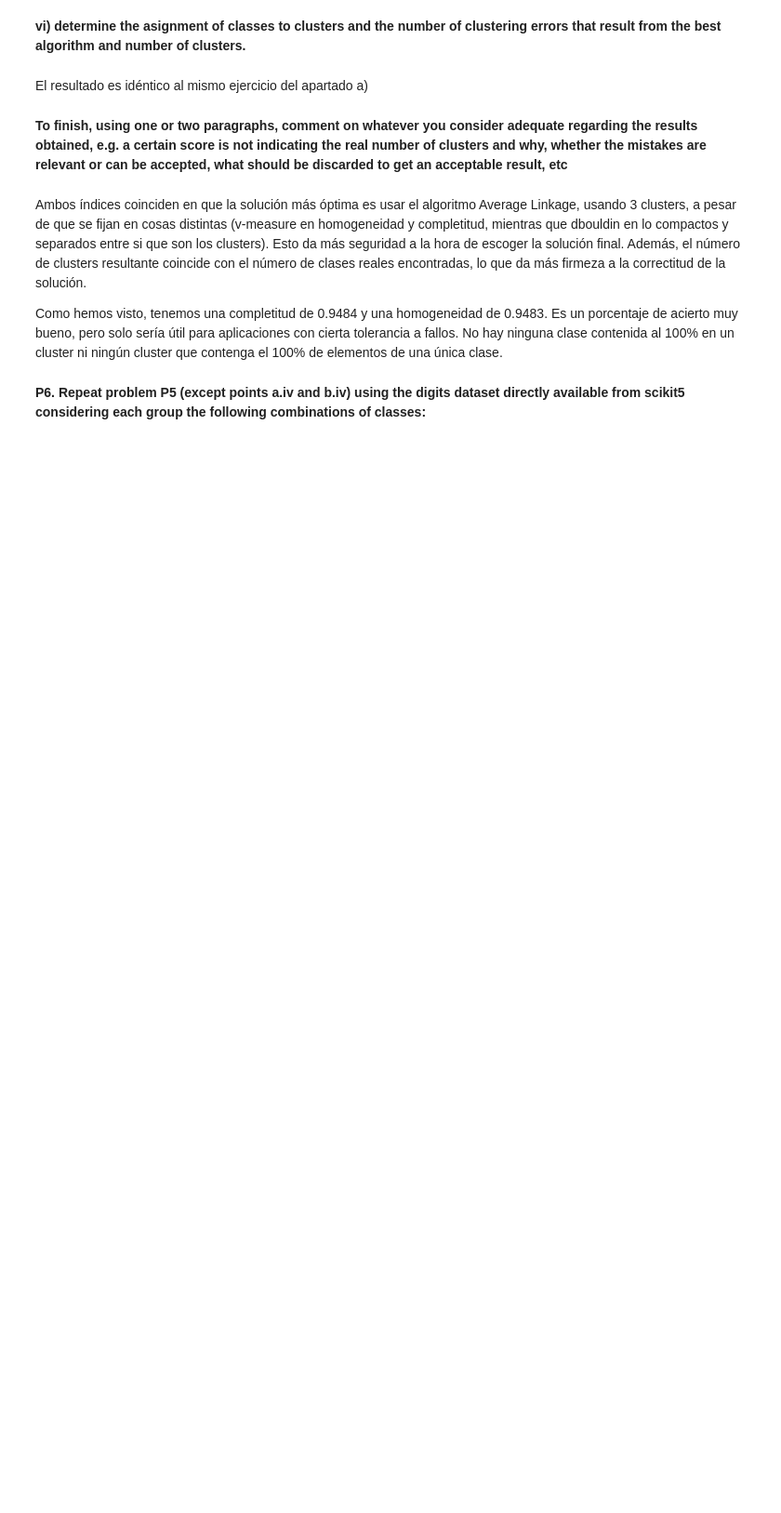
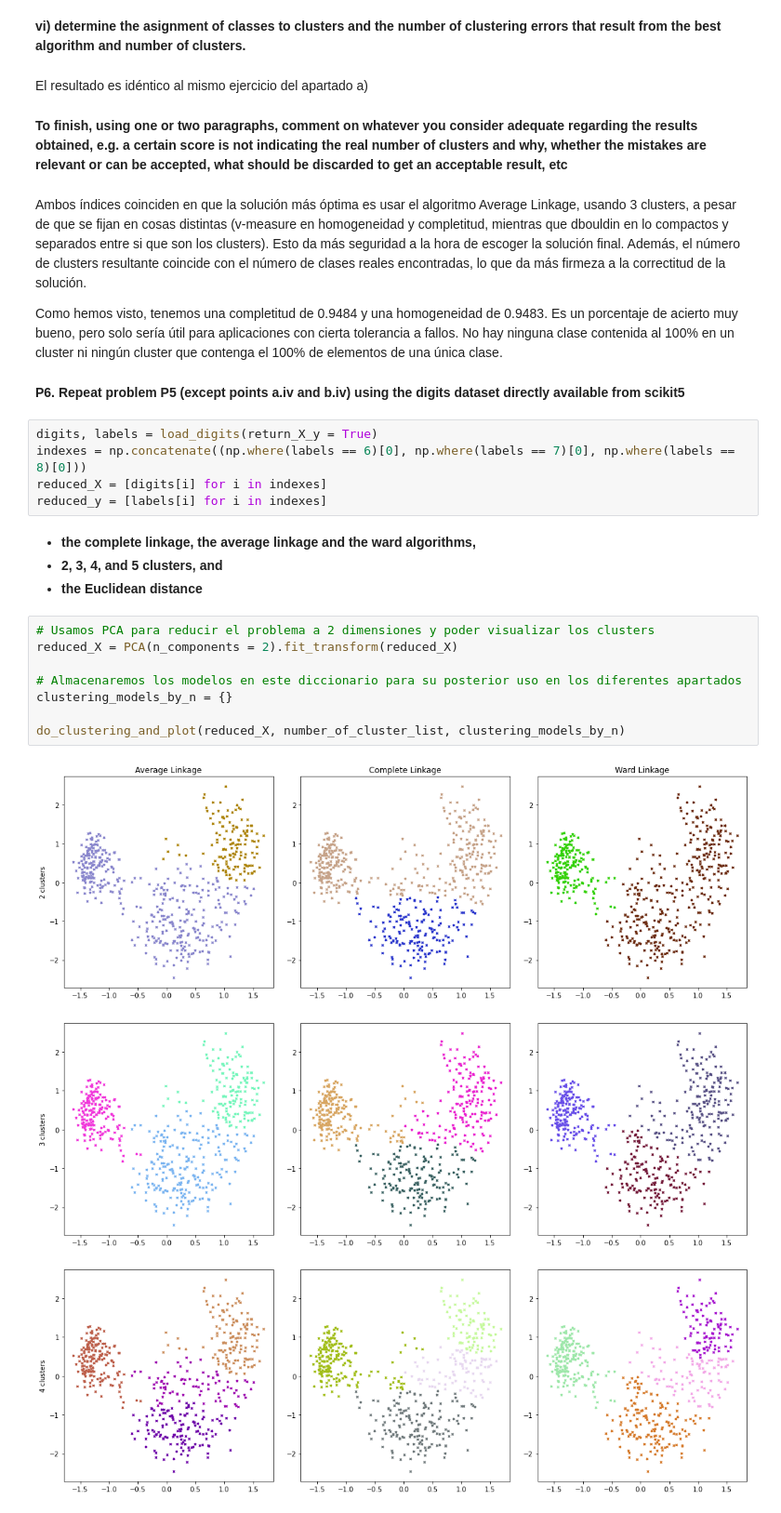
Before and after one commit to CGDavid/ML_2_P4, a Jupyter notebook: H4.ipynb, the cells around one changed output. Shown at 93% size. Cells and saved outputs as stored; diff of their text form; blank space fills up the shorter version.

```diff
--- a/H4.ipynb
+++ b/H4.ipynb
@@ -358,5 +355,25 @@ Ambos índices coinciden en que la solución más óptima es usar el algoritmo A
 
 Como hemos visto, tenemos una completitud de 0.9484 y una homogeneidad de 0.9483. Es un porcentaje de acierto muy bueno, pero solo sería útil para aplicaciones con cierta tolerancia a fallos. No hay ninguna clase contenida al 100% en un cluster ni ningún cluster que contenga el 100% de elementos de una única clase.
 # %% [markdown]
-**P6. Repeat problem P5 (except points a.iv and b.iv) using the digits dataset directly available from scikit5
-considering each group the following combinations of classes:**
+**P6. Repeat problem P5 (except points a.iv and b.iv) using the digits dataset directly available from scikit5**
+# %%
+digits, labels = load_digits(return_X_y = True)
+indexes = np.concatenate((np.where(labels == 6)[0], np.where(labels == 7)[0], np.where(labels == 8)[0]))
+reduced_X = [digits[i] for i in indexes]
+reduced_y = [labels[i] for i in indexes]
+# %% [markdown]
+- **the complete linkage, the average linkage and the ward algorithms,**
+- **2, 3, 4, and 5 clusters, and**
+- **the Euclidean distance**
+# %%
+# Usamos PCA para reducir el problema a 2 dimensiones y poder visualizar los clusters
+reduced_X = PCA(n_components = 2).fit_transform(reduced_X)
+
+# Almacenaremos los modelos en este diccionario para su posterior uso en los diferentes apartados
+clustering_models_by_n = {}
+
+do_clustering_and_plot(reduced_X, number_of_cluster_list, clustering_models_by_n)
+# %% [output]
+[figure, added]
+[figure, added]
+[figure, added]
```
Also changed, not shown: parts of 57 cells of this notebook.
